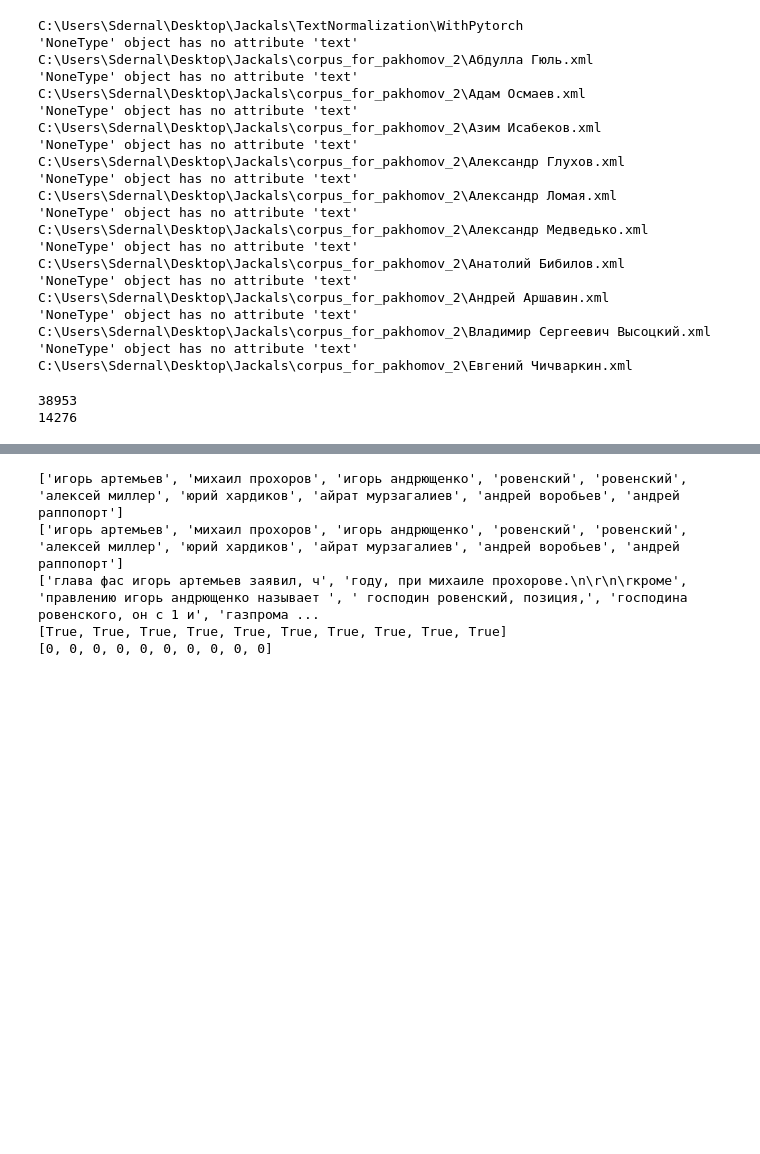
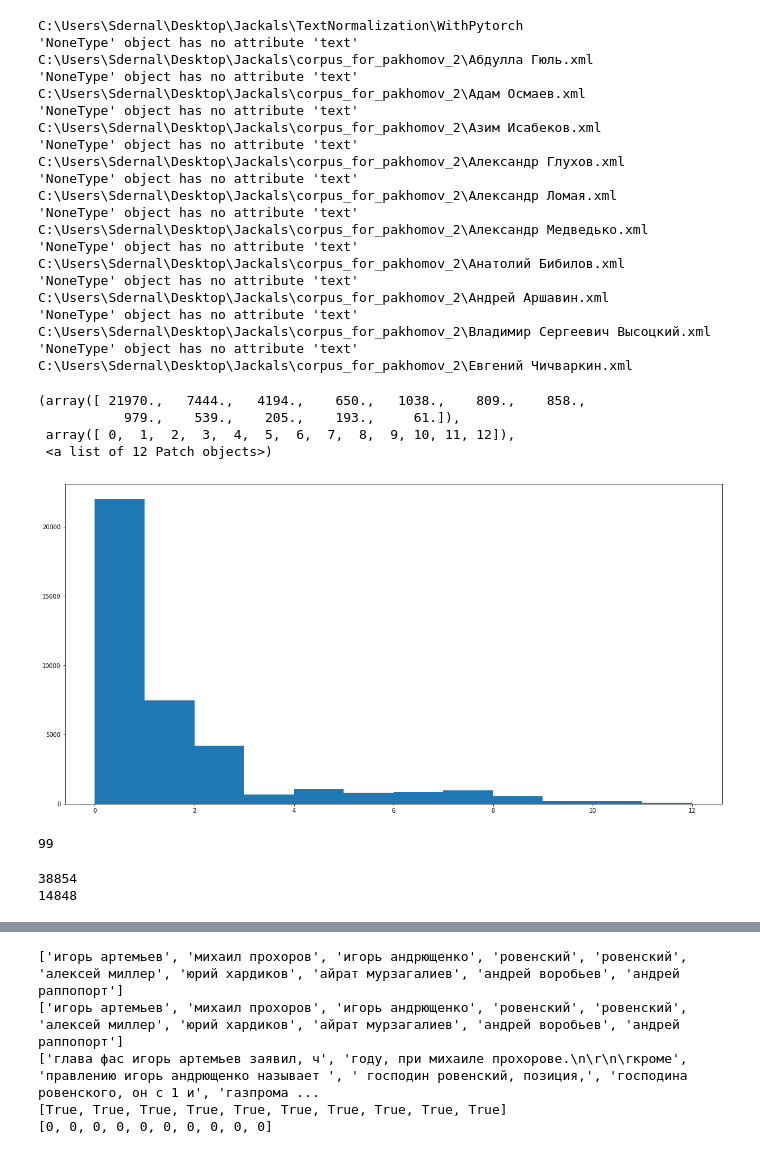
Before and after one commit to Sdernal/TextNormalization, a Jupyter notebook: WithPytorch/Experiments.ipynb, the cells around one changed output, grey strips where cells are left out. Drawn from its saved outputs; the diff is of its cells as text; code cells hidden in the pictures; blank space fills up the shorter version.

```diff
--- a/WithPytorch/Experiments.ipynb
+++ b/WithPytorch/Experiments.ipynb
@@ -29,3 +30,20 @@ C:\Users\Sdernal\Desktop\Jackals\TextNormalization\WithPytorch
 'NoneType' object has no attribute 'text' C:\Users\Sdernal\Desktop\Jackals\corpus_for_pakhomov_2\Андрей Аршавин.xml
 'NoneType' object has no attribute 'text' C:\Users\Sdernal\Desktop\Jackals\corpus_for_pakhomov_2\Владимир Сергеевич Высоцкий.xml
 'NoneType' object has no attribute 'text' C:\Users\Sdernal\Desktop\Jackals\corpus_for_pakhomov_2\Евгений Чичваркин.xml
+# %%
+diffs = []
+for entry in loader.entries:
+    entry_start = entry.offset - entry.context_offset
+    entry_end = entry_start + entry.length
+    entry_text = entry.context[entry_start:entry_end]
+    diff_len = abs(len(entry_text) - len(entry.value))
+    diffs.append(diff_len)
+# %%
+fig = plt.figure(figsize=(20,10))
+plt.hist(diffs, range=(0,12), bins=range(0,13))
+# %% [output]
+(array([ 21970.,   7444.,   4194.,    650.,   1038.,    809.,    858.,
+           979.,    539.,    205.,    193.,     61.]),
+ array([ 0,  1,  2,  3,  4,  5,  6,  7,  8,  9, 10, 11, 12]),
+ <a list of 12 Patch objects>)
+[figure, added]
@@ -32,10 +87,16 @@ C:\Users\Sdernal\Desktop\Jackals\TextNormalization\WithPytorch
+# %%
+len(bad_entries)
+# for entry in bad_entries:
+#     print(entry)
+# %% [output]
+99
 # %%
-print(len(loader.entries))
-uniq_values = set([entry.value for entry in loader.entries])
+print(len(edited_enties))
+uniq_values = set([entry.value for entry in edited_enties])
 print(len(uniq_values))
 # %% [output]
-38953
-14276
+38854
+14848
 # %%
 ep = EntriesProcessor(20,40)
 # voc_size = 10
```
Also changed, not shown: parts of 30 cells of this notebook, 3 other files.
